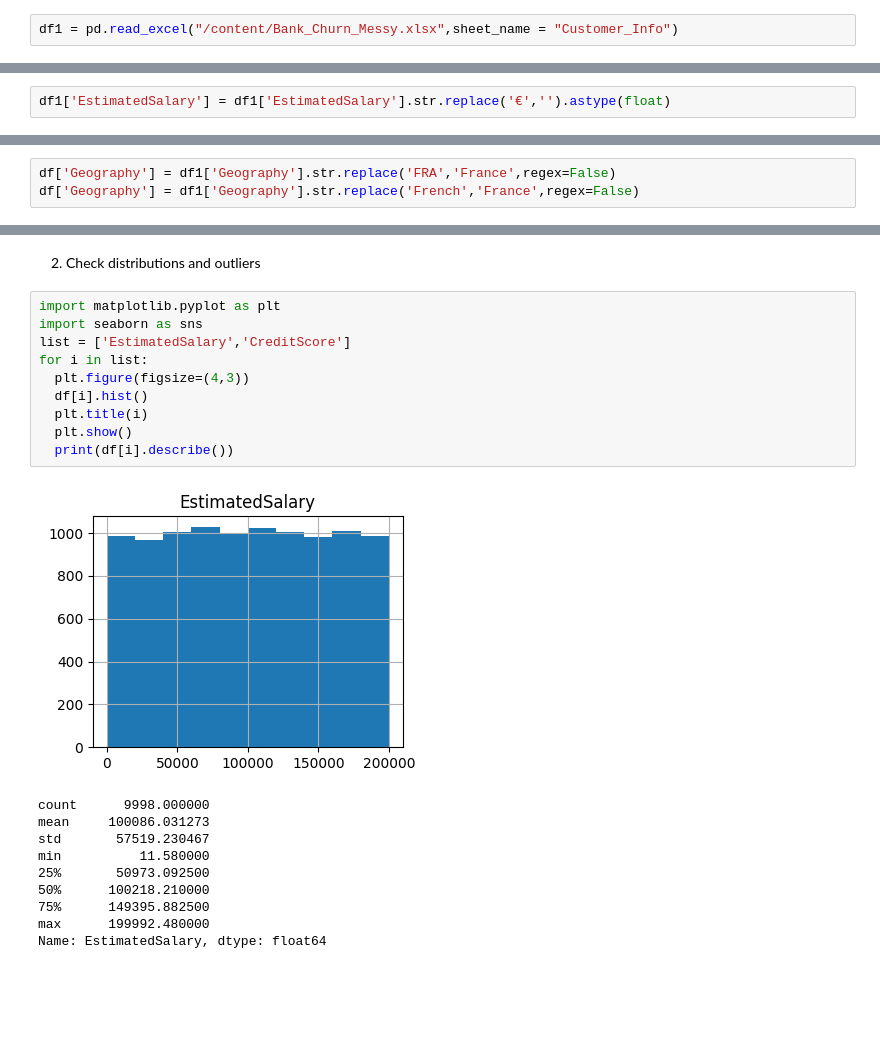
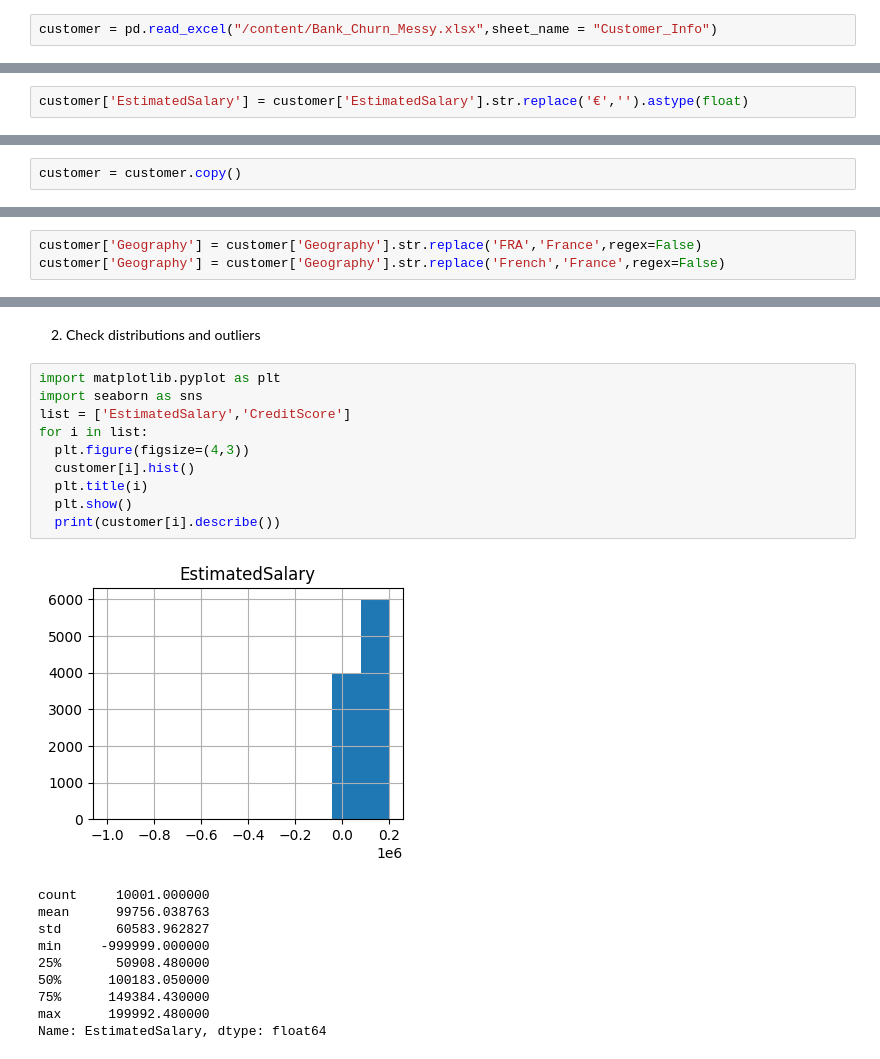
Before and after one commit to jayantjai/Python-Learning-EDA-Project-, a Jupyter notebook: SuperStore_DataSet.ipynb, the cells around one changed output, grey strips where cells are left out. Saved outputs shown, nothing was run; the diff lists cells and outputs as text; blank space fills up the shorter version.

```diff
--- a/SuperStore_DataSet.ipynb
+++ b/SuperStore_DataSet.ipynb
@@ -19,5 +22,5 @@ print(xls.sheet_names)
 # %% [output]
 ['Customer_Info', 'Account_Info']
 # %%
-df1 = pd.read_excel("/content/Bank_Churn_Messy.xlsx",sheet_name = "Customer_Info")
+customer = pd.read_excel("/content/Bank_Churn_Messy.xlsx",sheet_name = "Customer_Info")
 # %%
@@ -70,6 +73,6 @@ dtype: object
 # %% [markdown]
 Converting the existed datatypes into correct datatypes
 # %%
-df1['EstimatedSalary'] = df1['EstimatedSalary'].str.replace('€','').astype(float)
+customer['EstimatedSalary'] = customer['EstimatedSalary'].str.replace('€','').astype(float)
 # %% [markdown]
 New data type of "EstimatedSalary" column
@@ -107,6 +108,8 @@ df = df1.copy()
+# %%
+customer = customer.copy()
 # %% [markdown]
 Replacing "FRA" and "French" with "France"
 # %%
-df['Geography'] = df1['Geography'].str.replace('FRA','France',regex=False)
-df['Geography'] = df1['Geography'].str.replace('French','France',regex=False)
+customer['Geography'] = customer['Geography'].str.replace('FRA','France',regex=False)
+customer['Geography'] = customer['Geography'].str.replace('French','France',regex=False)
 # %%
@@ -260,22 +263,22 @@ df.groupby(['Geography', 'Gender'])[['EstimatedSalary','CreditScore']].agg(['mea
 # %%
 import matplotlib.pyplot as plt
 import seaborn as sns
 list = ['EstimatedSalary','CreditScore']
 for i in list:
   plt.figure(figsize=(4,3))
-  df[i].hist()
+  customer[i].hist()
   plt.title(i)
   plt.show()
-  print(df[i].describe())
+  print(customer[i].describe())
 # %% [output]
-[figure, old version]
+[figure, new version]
-count      9998.000000
-mean     100086.031273
-std       57519.230467
-min          11.580000
-25%       50973.092500
-50%      100218.210000
-75%      149395.882500
+count     10001.000000
+mean      99756.038763
+std       60583.962827
+min     -999999.000000
+25%       50908.480000
+50%      100183.050000
+75%      149384.430000
 max      199992.480000
 Name: EstimatedSalary, dtype: float64
 [figure]
```
Also changed, not shown: parts of 44 cells of this notebook.
